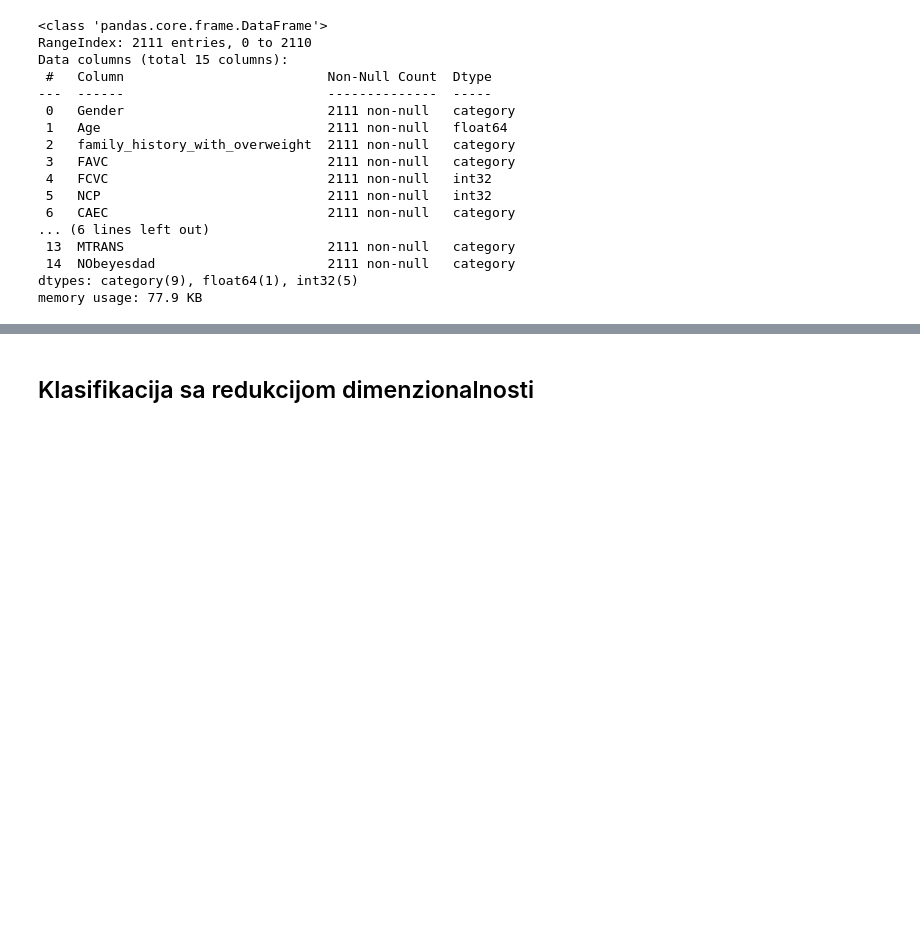
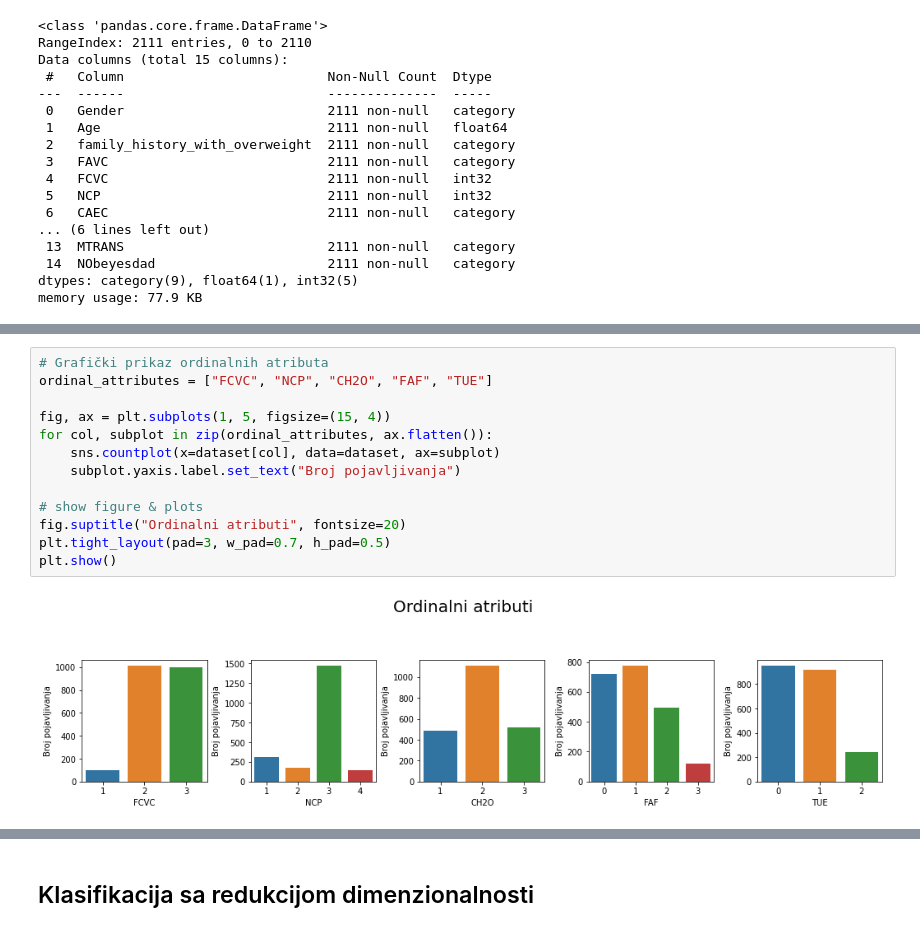
Before and after one commit to nesicvladimir/ml, a Jupyter notebook: domaci_1.ipynb, the cells around one changed output, grey strips where cells are left out. Cells and saved outputs as stored; diff of their text form; blank space fills up the shorter version.

```diff
--- a/domaci_1.ipynb
+++ b/domaci_1.ipynb
@@ -122,0 +144,15 @@ memory usage: 77.9 KB
+# %%
+# Grafički prikaz ordinalnih atributa
+ordinal_attributes = ["FCVC", "NCP", "CH2O", "FAF", "TUE"]
+
+fig, ax = plt.subplots(1, 5, figsize=(15, 4))
+for col, subplot in zip(ordinal_attributes, ax.flatten()):
+    sns.countplot(x=dataset[col], data=dataset, ax=subplot)
+    subplot.yaxis.label.set_text("Broj pojavljivanja")
+
+# show figure & plots
+fig.suptitle("Ordinalni atributi", fontsize=20)
+plt.tight_layout(pad=3, w_pad=0.7, h_pad=0.5)
+plt.show()
+# %% [output]
+[figure, added]
```
Also changed, not shown: parts of 12 cells of this notebook.
